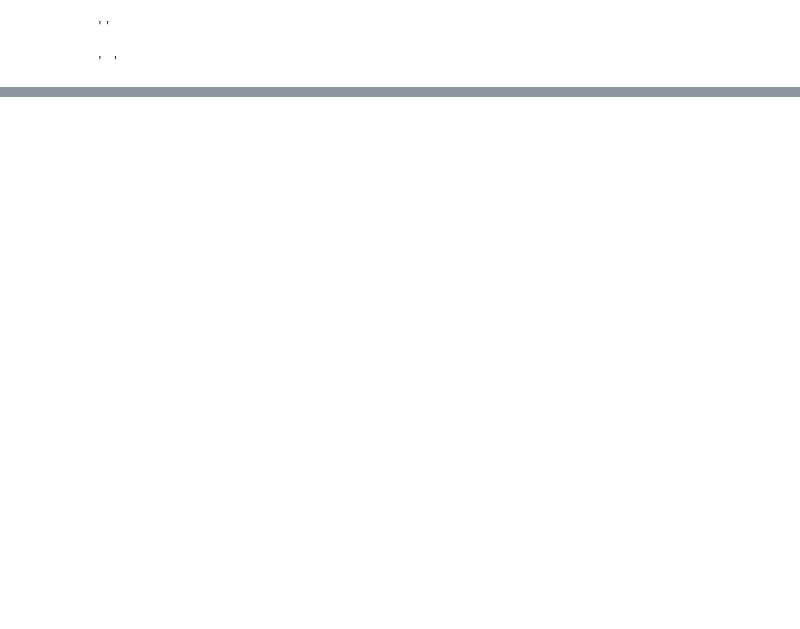
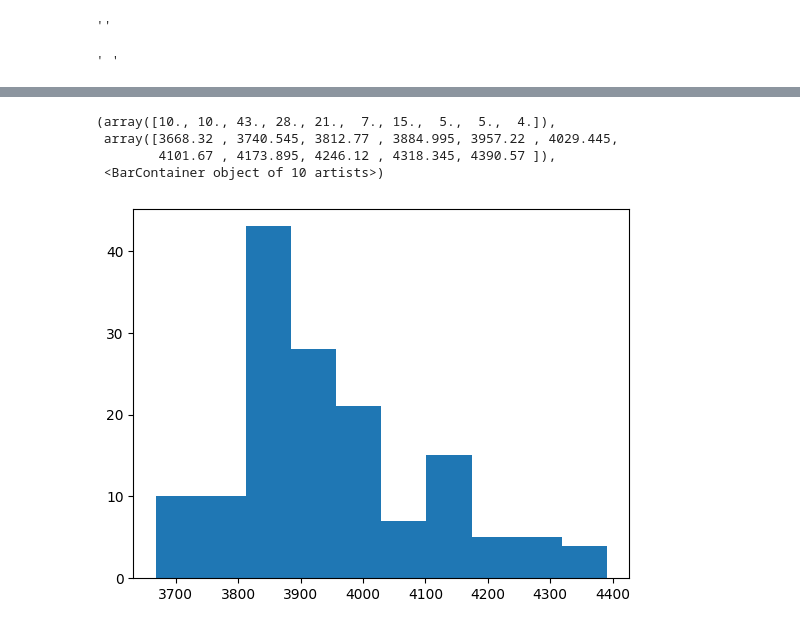
Before and after one commit to AysNyl/data-version-control-testing, a Jupyter notebook: notebooks/bhav-data-gen.ipynb, the cells around one changed output, grey strips where cells are left out. Drawn from its saved outputs; the diff is of its cells as text; code cells hidden in the pictures; blank space fills up the shorter version.

```diff
--- a/notebooks/bhav-data-gen.ipynb
+++ b/notebooks/bhav-data-gen.ipynb
@@ -269,0 +304,3 @@ bd24['SYMBOL']
+# %%
+df = pd.read_csv("../data/raw/sec_bhavdata_full_2024.csv")
+df
@@ -269,0 +321,12 @@ bd24['SYMBOL']
+# %%
+tata = df[(df['SERIES'] == 'EQ') & (df['SYMBOL'] == 'TCS')].copy()
+# %%
+tata = tata.set_index('DATE1').copy()
+# %%
+plt.hist(x = "AVG_PRICE", data = tata)
+# %% [output]
+(array([10., 10., 43., 28., 21.,  7., 15.,  5.,  5.,  4.]),
+ array([3668.32 , 3740.545, 3812.77 , 3884.995, 3957.22 , 4029.445,
+        4101.67 , 4173.895, 4246.12 , 4318.345, 4390.57 ]),
+ <BarContainer object of 10 artists>)
+[figure, added]
```
Also changed, not shown: parts of 38 cells of this notebook, 4 other files.
